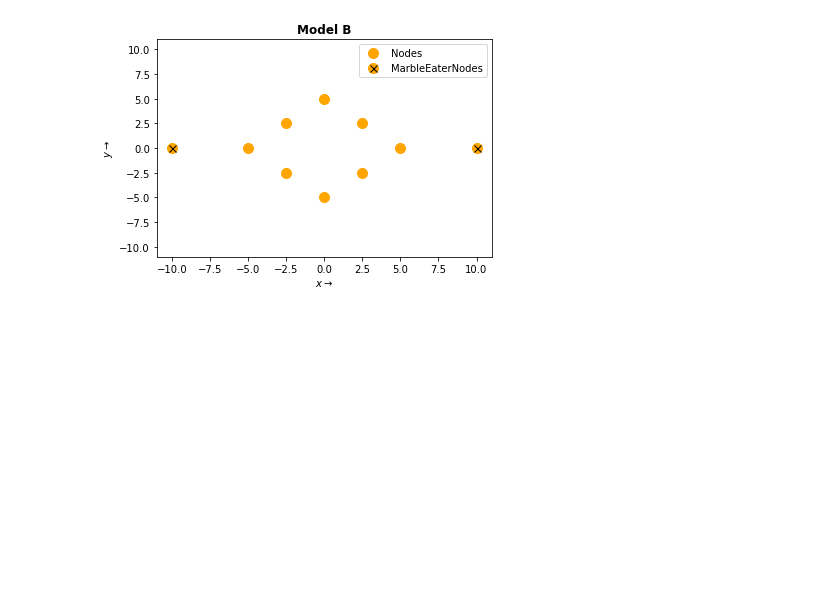
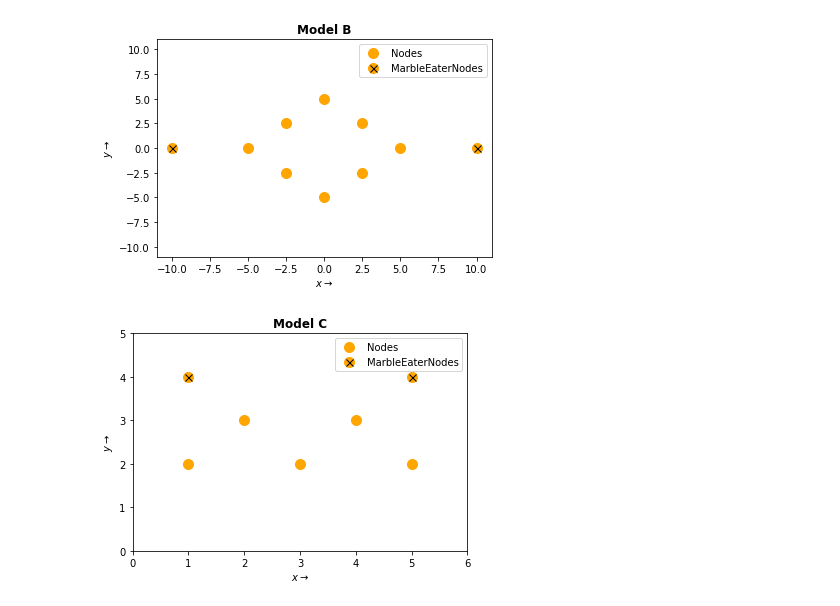
Before and after one commit to Nifrec/nenwin, a Jupyter notebook: nenwin/banknote_dataset/exploration/demo_architectures.ipynb, the cells around one changed output. Drawn from its saved outputs; the diff is of its cells as text; code cells hidden in the pictures; blank space fills up the shorter version.

Commit message:
Implement architecture C

```diff
--- a/nenwin/banknote_dataset/exploration/demo_architectures.ipynb
+++ b/nenwin/banknote_dataset/exploration/demo_architectures.ipynb
@@ -42,3 +42,11 @@ ax.set_ylim([-11, 11])
 # %% [output]
 (-11.0, 11.0)
 [figure]
+# %%
+model_c, _, _ = gen_architecture(ARCHITECTURES.C)
+fig, ax = plot_model(model_c)
+ax.set_title("Model C", weight="bold")
+ax.set_xlim([0, 6])
+ax.set_ylim([0, 5]);
+# %% [output]
+[figure, added]
```
Also changed, not shown: parts of 2 cells of this notebook, 1 other file.
